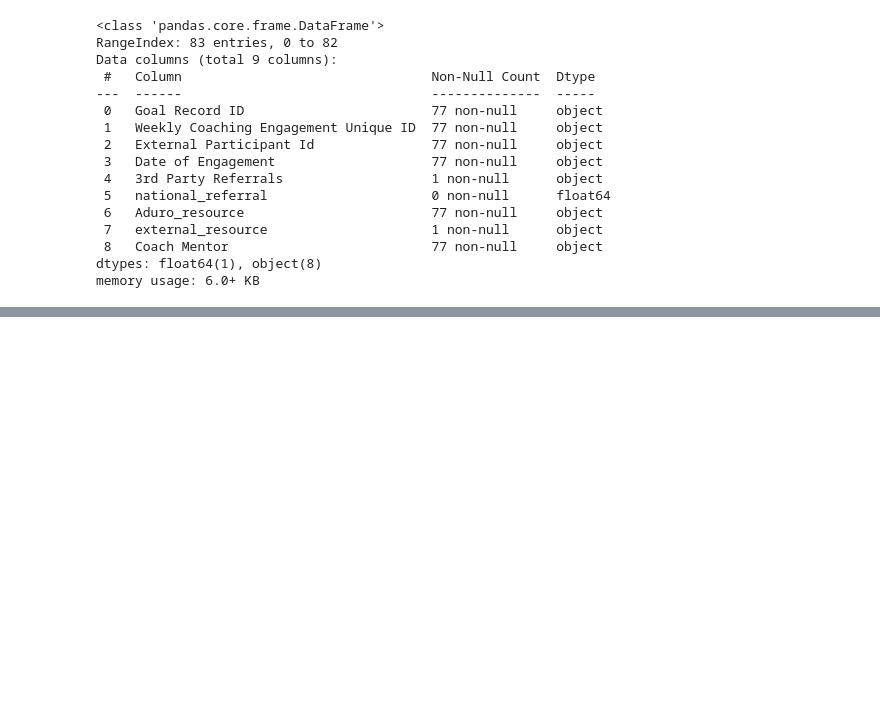
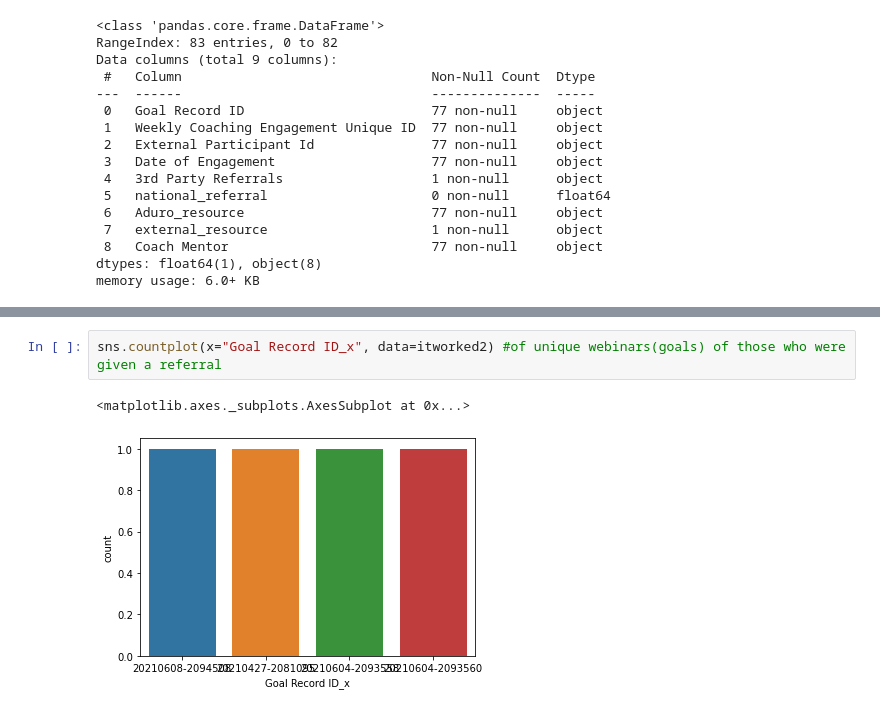
Before and after one commit to darneson1989/2021Coaching, a Jupyter notebook: OKR_crosspromotion.ipynb, the cells around one changed output, grey strips where cells are left out. Saved outputs shown, nothing was run; the diff lists cells and outputs as text; blank space fills up the shorter version.

```diff
--- a/OKR_crosspromotion.ipynb
+++ b/OKR_crosspromotion.ipynb
@@ -191,0 +237,5 @@ memory usage: 6.0+ KB
+# %%
+sns.countplot(x="Goal Record ID_x", data=itworked2) #of unique webinars(goals) of those who were given a referral
+# %% [output]
+<matplotlib.axes._subplots.AxesSubplot at 0x...>
+[figure, added]
```
Also changed, not shown: parts of 6 cells of this notebook.
